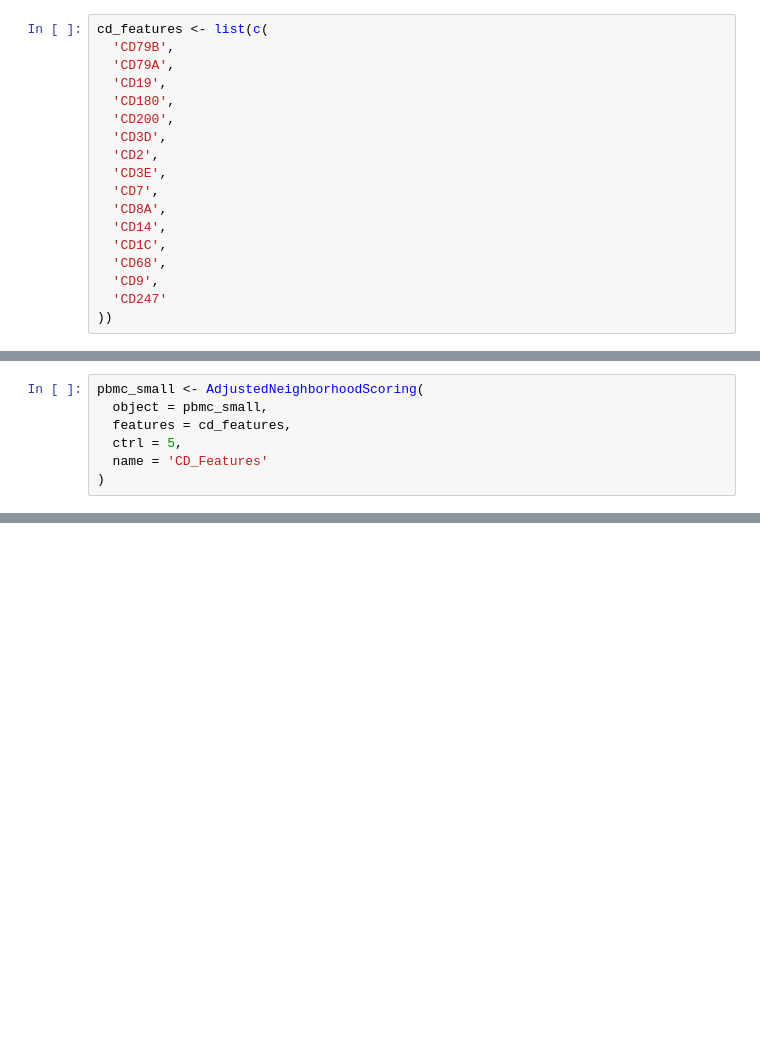
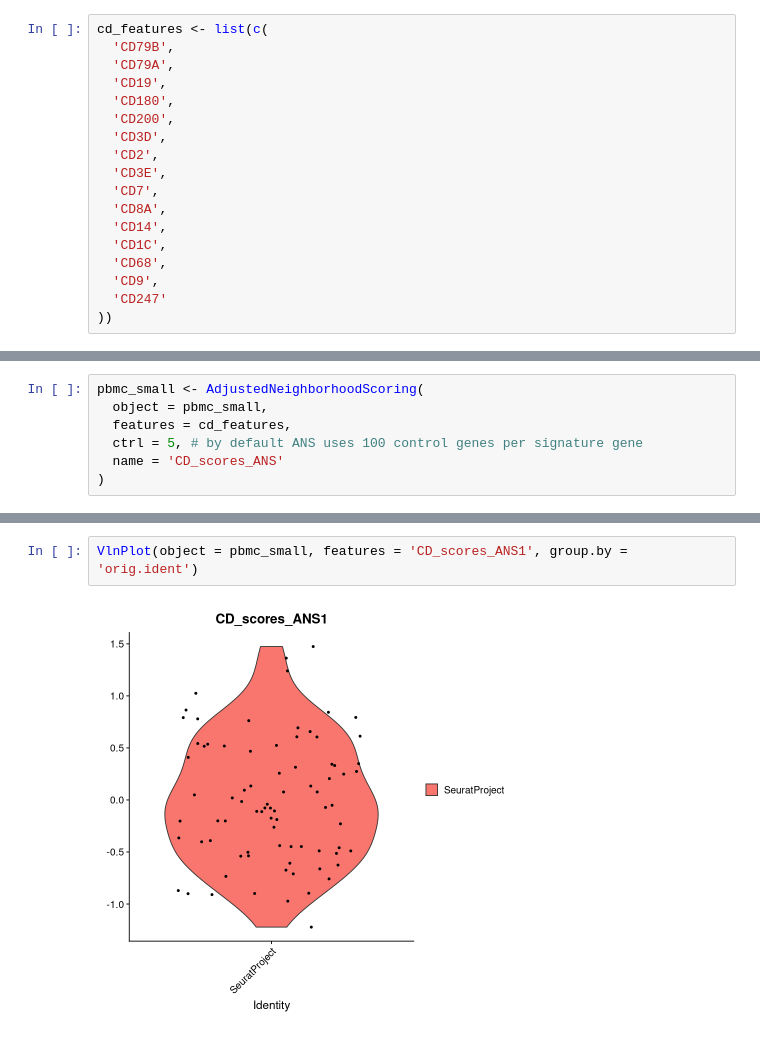
Before and after one commit to lciernik/ANS_signature_scoring, a Jupyter notebook: docs/tutorials/ANS_with_R.ipynb, the cells around one changed output, grey strips where cells are left out. Saved outputs shown, nothing was run; the diff lists cells and outputs as text; blank space fills up the shorter version.

```diff
--- a/docs/tutorials/ANS_with_R.ipynb
+++ b/docs/tutorials/ANS_with_R.ipynb
@@ -33,6 +55,6 @@ cd_features <- list(c(
 pbmc_small <- AdjustedNeighborhoodScoring(
   object = pbmc_small,
   features = cd_features,
-  ctrl = 5,
-  name = 'CD_Features'
+  ctrl = 5, # by default ANS uses 100 control genes per signature gene
+  name = 'CD_scores_ANS'
 )
@@ -40,0 +83,4 @@ head(x = pbmc_small[])
+# %%
+VlnPlot(object = pbmc_small, features = 'CD_scores_ANS1', group.by = 'orig.ident')
+# %% [output]
+[figure, added]
```
Also changed, not shown: parts of 8 cells of this notebook, 3 other files.
